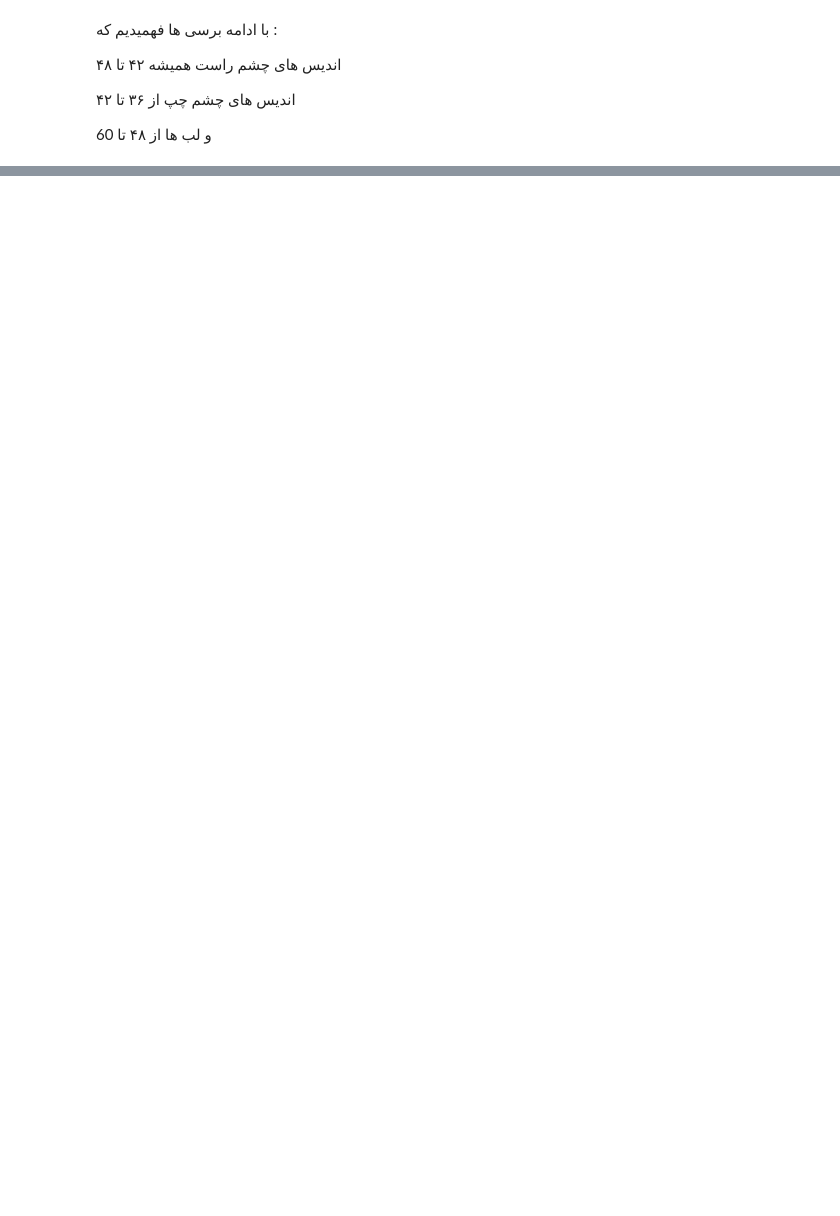
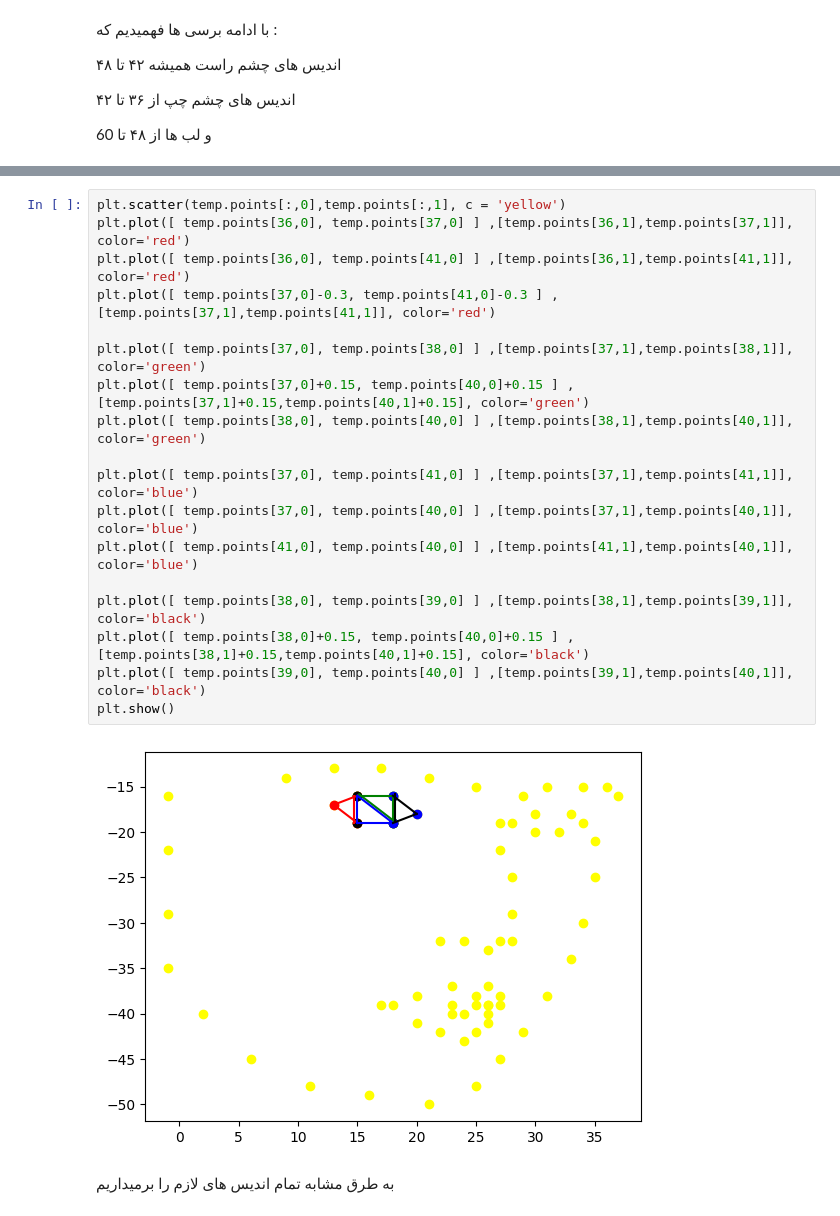
Before and after one commit to cloner174/mr.DGA, a Jupyter notebook: mr.DGA.5.1.0.ipynb, the cells around one changed output, grey strips where cells are left out. Drawn from its saved outputs; the diff is of its cells as text; blank space fills up the shorter version.

```diff
--- a/mr.DGA.5.1.0.ipynb
+++ b/mr.DGA.5.1.0.ipynb
@@ -339,0 +196,22 @@ for i in data_fixed.index:
+# %%
+plt.scatter(temp.points[:,0],temp.points[:,1], c = 'yellow')
+plt.plot([ temp.points[36,0], temp.points[37,0] ] ,[temp.points[36,1],temp.points[37,1]], color='red')
+plt.plot([ temp.points[36,0], temp.points[41,0] ] ,[temp.points[36,1],temp.points[41,1]], color='red')
+plt.plot([ temp.points[37,0]-0.3, temp.points[41,0]-0.3 ] ,[temp.points[37,1],temp.points[41,1]], color='red')
+
+plt.plot([ temp.points[37,0], temp.points[38,0] ] ,[temp.points[37,1],temp.points[38,1]], color='green')
+plt.plot([ temp.points[37,0]+0.15, temp.points[40,0]+0.15 ] ,[temp.points[37,1]+0.15,temp.points[40,1]+0.15], color='green')
+plt.plot([ temp.points[38,0], temp.points[40,0] ] ,[temp.points[38,1],temp.points[40,1]], color='green')
+
+plt.plot([ temp.points[37,0], temp.points[41,0] ] ,[temp.points[37,1],temp.points[41,1]], color='blue')
+plt.plot([ temp.points[37,0], temp.points[40,0] ] ,[temp.points[37,1],temp.points[40,1]], color='blue')
+plt.plot([ temp.points[41,0], temp.points[40,0] ] ,[temp.points[41,1],temp.points[40,1]], color='blue')
+
+plt.plot([ temp.points[38,0], temp.points[39,0] ] ,[temp.points[38,1],temp.points[39,1]], color='black')
+plt.plot([ temp.points[38,0]+0.15, temp.points[40,0]+0.15 ] ,[temp.points[38,1]+0.15,temp.points[40,1]+0.15], color='black')
+plt.plot([ temp.points[39,0], temp.points[40,0] ] ,[temp.points[39,1],temp.points[40,1]], color='black')
+plt.show()
+# %% [output]
+[figure, added]
+# %% [markdown]
+به طرق مشابه تمام اندیس های لازم را برمیداریم
```
Also changed, not shown: parts of 79 cells of this notebook.
